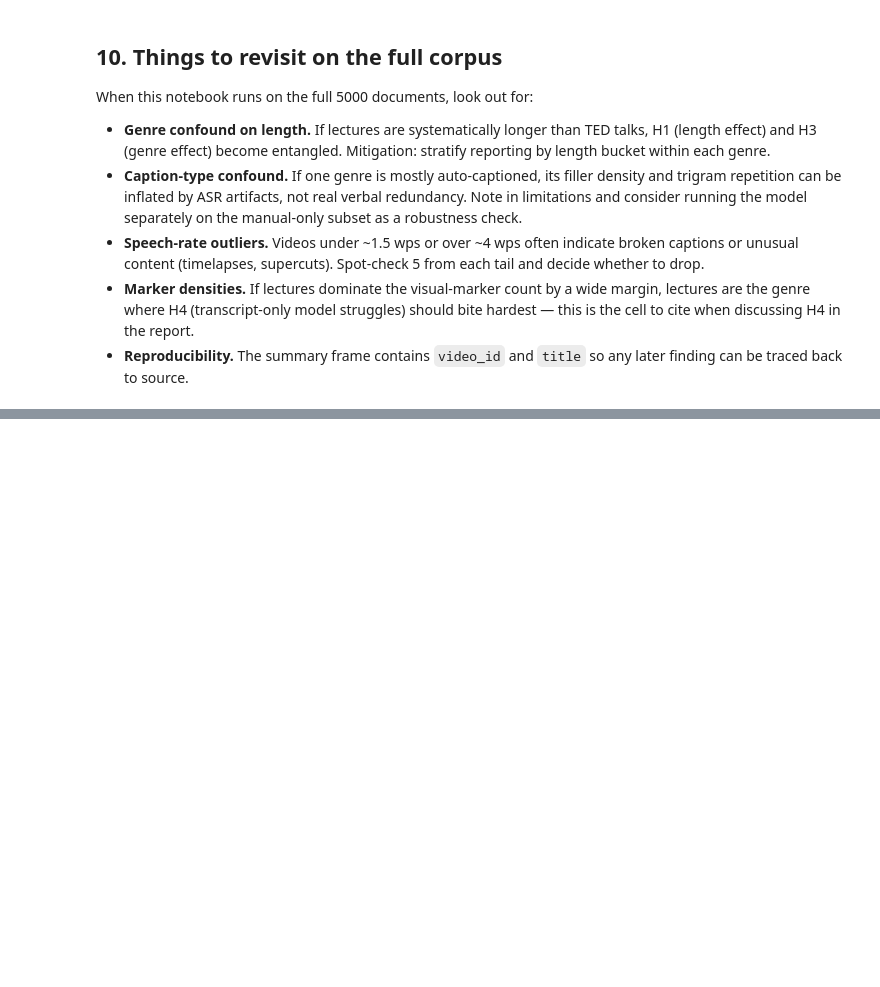
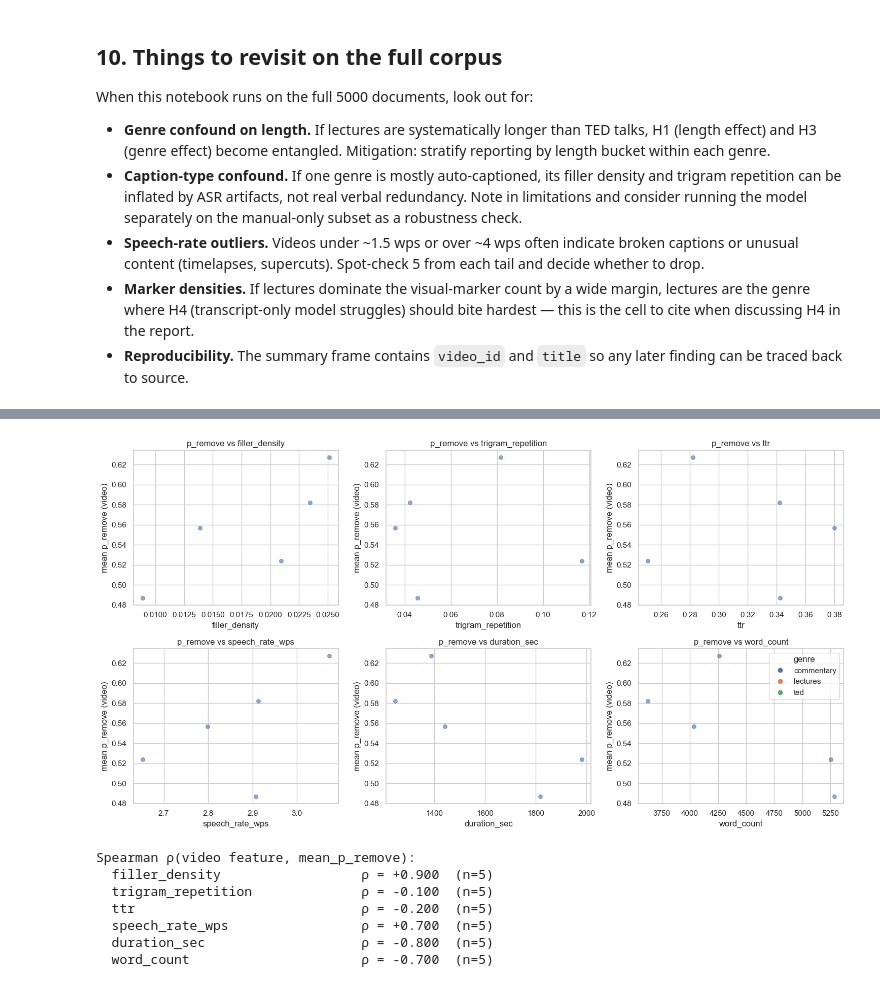
Before and after one commit to utkubah/segremover, a Jupyter notebook: notebooks/eda.ipynb, the cells around one changed output, grey strips where cells are left out. Drawn from its saved outputs; the diff is of its cells as text; code cells hidden in the pictures; blank space fills up the shorter version.

```diff
--- a/notebooks/eda.ipynb
+++ b/notebooks/eda.ipynb
@@ -427,0 +552,44 @@ When this notebook runs on the full 5000 documents, look out for:
+# %%
+
+# 11c. Does p_remove correlate with corpus proxies?
+# Join weak labels (segment-level) back to video-level features.
+if WEAK_LABELS_PATH.exists():
+    # Per-video mean p_remove
+    vid_premove = wl.groupby("video_id")["p_remove"].mean().rename("mean_p_remove")
+    summary_wl = summary.join(vid_premove, on="video_id")
+    summary_wl = summary_wl.dropna(subset=["mean_p_remove"])
+
+    proxy_cols = ["filler_density", "trigram_repetition", "ttr",
+                  "speech_rate_wps", "duration_sec", "word_count"]
+
+    fig, axes = plt.subplots(2, 3, figsize=(15, 8))
+    axes = axes.flatten()
+    palette = {"commentary": "C0", "lectures": "C1", "ted": "C2"}
+
+    for ax, col in zip(axes, proxy_cols):
+        for genre, grp in summary_wl.groupby("genre"):
+            ax.scatter(grp[col], grp["mean_p_remove"],
+                       label=genre, color=palette[genre], alpha=0.6, s=30)
+        ax.set_xlabel(col)
+        ax.set_ylabel("mean p_remove (video)")
+        ax.set_title(f"p_remove vs {col}")
+
+    handles = [plt.Line2D([0], [0], marker="o", color="w", markerfacecolor=c, markersize=8, label=g)
+               for g, c in palette.items()]
+    axes[-1].legend(handles=handles, title="genre")
+    plt.tight_layout()
+    plt.show()
+
+    print("\nSpearman ρ(video feature, mean_p_remove):")
+    for col in proxy_cols:
+        rho = summary_wl[[col, "mean_p_remove"]].corr(method="spearman").iloc[0, 1]
+        print(f"  {col:30s}  ρ = {rho:+.3f}  (n={summary_wl[col].notna().sum()})")
+# %% [output]
+[figure, added]
+Spearman ρ(video feature, mean_p_remove):
+  filler_density                  ρ = +0.900  (n=5)
+  trigram_repetition              ρ = -0.100  (n=5)
+  ttr                             ρ = -0.200  (n=5)
+  speech_rate_wps                 ρ = +0.700  (n=5)
+  duration_sec                    ρ = -0.800  (n=5)
+  word_count                      ρ = -0.700  (n=5)
```
Also changed, not shown: parts of 5 cells of this notebook, 4 other files.
